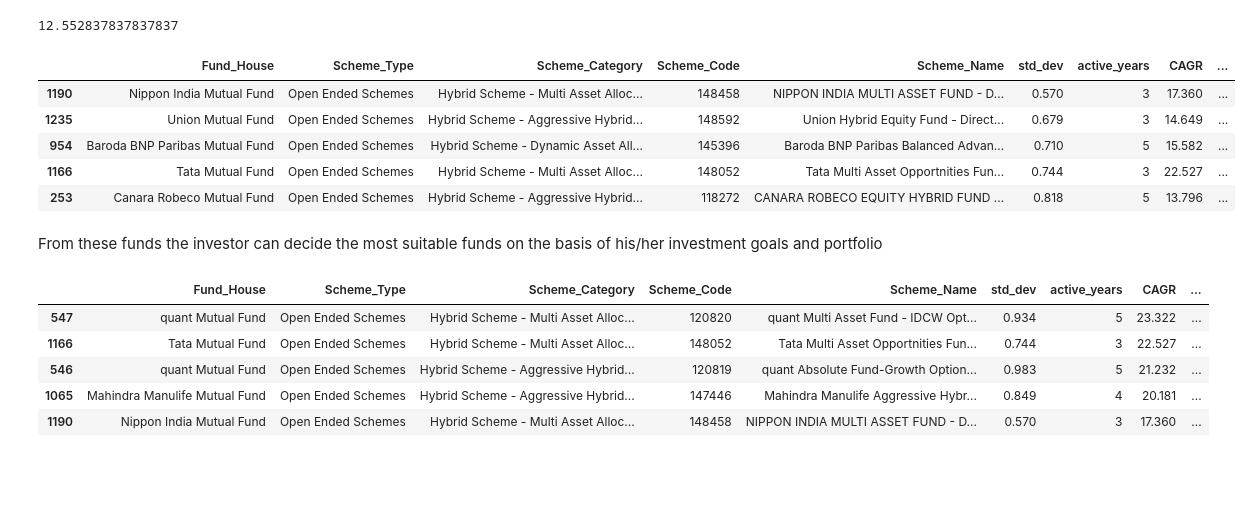
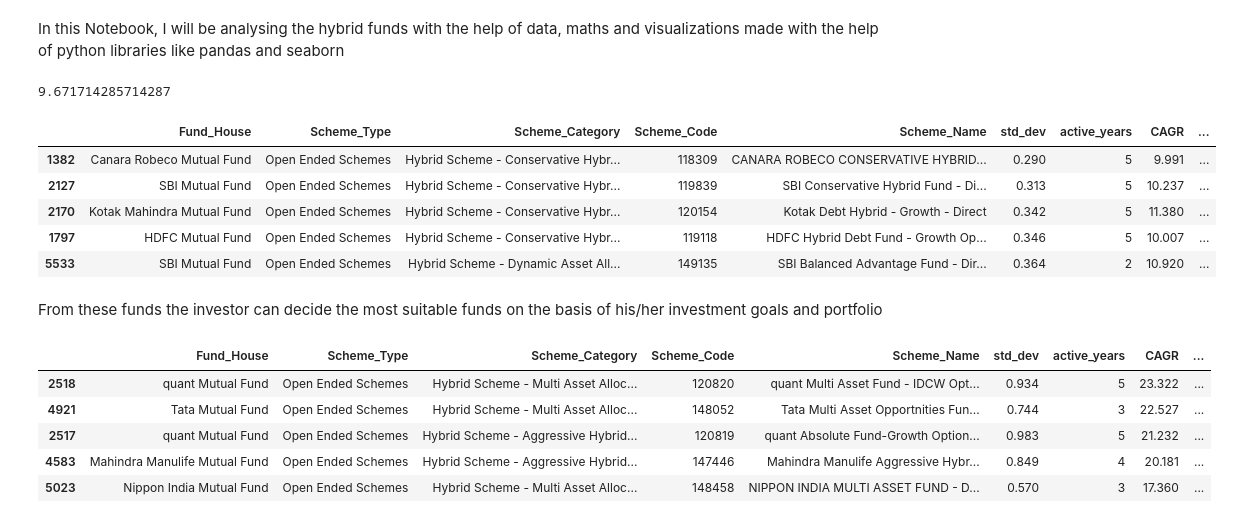
Before and after one commit to Arib-Mustafa/Mutual_Funds_DA_Project, a Jupyter notebook: 3_Hybrid_funds.ipynb, the cells around one changed output. Cells and saved outputs as stored; diff of their text form; code cells hidden in the pictures; blank space fills up the shorter version.

```diff
--- a/3_Hybrid_funds.ipynb
+++ b/3_Hybrid_funds.ipynb
@@ -1,3 +1,5 @@
+# %% [markdown]
+In this Notebook, I will be analysing the hybrid funds with the help of data, maths and visualizations made with the help of python libraries like pandas and seaborn
 # %%
 import pandas as pd
 import numpy as np
@@ -6,12 +8,10 @@ import matplotlib.pyplot as plt
 df_schemes = pd.read_excel('/Users/AribM/Desktop/Mutual Funds India-Data Analysis/processed_data.xlsx')
 # Filtering out Bad performing funds from the df and storing the rest in new df
 df_filtered = df_schemes[
-    (df_schemes['Estimated_Beta'].between(-5,5)) &   # Remove extremely volatile funds
-    (df_schemes['Sharpe_annual'] > 0) &               # Keep funds with positive Sharpe
-    (df_schemes['Sortino_Ratio'] > 0)                # Keep funds with decent risk-adjusted returns
+    ((df_schemes['Sharpe_annual'] > 0) &         # Keep funds with positive Sharpe
+      (df_schemes['Sortino_Ratio'] > 0))         # Keep funds with decent risk-adjusted returns
 ]
 df_hybrid = df_schemes[df_schemes['Scheme_Category'].str.contains("Hybrid",na=False)]
-df_hybrid = df_hybrid.drop(['Estimated_Beta','alpha'],axis=1) # Beta,Alpha not required for further analysis
 # %%
 # We have the same funds with different options like regular, direct, growth, idcw etc., and so filtering the option with best CAGR for analysis
 df_hybrid = df_hybrid.sort_values('CAGR', ascending=False).drop_duplicates(
@@ -22,23 +22,23 @@ df_hybrid = df_hybrid.sort_values('CAGR', ascending=False).drop_duplicates(
 hybrid_avg_cagr = df_hybrid['CAGR'].mean()
 print(hybrid_avg_cagr)
 # %% [output]
-12.552837837837837
+9.671714285714287
 # %%
 # Best Hybrid Funds for Investors who already have high risk equity schemes in portfolio
 # For these investors the volatility should be low and return should be atleast the avg. of hybrid funds
 df_hyb_1 = df_hybrid[(df_hybrid['std_dev'] <= 1) &
-                      (df_hybrid['CAGR'] >= 12.5) &
+                      (df_hybrid['CAGR'] >= 9.7) &
                       (df_hybrid['Sortino_Ratio'] > 0) &
                       (df_hybrid['Sharpe_annual'] > 0)]
 df_hyb_1 = df_hyb_1.sort_values(by='std_dev',ascending=True)
 df_hyb_1.head() # Displaying a few funds
 # %% [output]
 |  | Fund_House | Scheme_Type | Scheme_Category | Scheme_Code | Scheme_Name | std_dev | active_years | CAGR | ... |
-| 1190 | Nippon India Mutual Fund | Open Ended Schemes | Hybrid Scheme - Multi Asset Alloc... | 148458 | NIPPON INDIA MULTI ASSET FUND - D... | 0.570 | 3 | 17.360 | ... |
-| 1235 | Union Mutual Fund | Open Ended Schemes | Hybrid Scheme - Aggressive Hybrid... | 148592 | Union Hybrid Equity Fund - Direct... | 0.679 | 3 | 14.649 | ... |
-| 954 | Baroda BNP Paribas Mutual Fund | Open Ended Schemes | Hybrid Scheme - Dynamic Asset All... | 145396 | Baroda BNP Paribas Balanced Advan... | 0.710 | 5 | 15.582 | ... |
-| 1166 | Tata Mutual Fund | Open Ended Schemes | Hybrid Scheme - Multi Asset Alloc... | 148052 | Tata Multi Asset Opportnities Fun... | 0.744 | 3 | 22.527 | ... |
-| 253 | Canara Robeco Mutual Fund | Open Ended Schemes | Hybrid Scheme - Aggressive Hybrid... | 118272 | CANARA ROBECO EQUITY HYBRID FUND ... | 0.818 | 5 | 13.796 | ... |
+| 1382 | Canara Robeco Mutual Fund | Open Ended Schemes | Hybrid Scheme - Conservative Hybr... | 118309 | CANARA ROBECO CONSERVATIVE HYBRID... | 0.290 | 5 | 9.991 | ... |
+| 2127 | SBI Mutual Fund | Open Ended Schemes | Hybrid Scheme - Conservative Hybr... | 119839 | SBI Conservative Hybrid Fund - Di... | 0.313 | 5 | 10.237 | ... |
+| 2170 | Kotak Mahindra Mutual Fund | Open Ended Schemes | Hybrid Scheme - Conservative Hybr... | 120154 | Kotak Debt Hybrid - Growth - Direct | 0.342 | 5 | 11.380 | ... |
+| 1797 | HDFC Mutual Fund | Open Ended Schemes | Hybrid Scheme - Conservative Hybr... | 119118 | HDFC Hybrid Debt Fund - Growth Op... | 0.346 | 5 | 10.007 | ... |
+| 5533 | SBI Mutual Fund | Open Ended Schemes | Hybrid Scheme - Dynamic Asset All... | 149135 | SBI Balanced Advantage Fund - Dir... | 0.364 | 2 | 10.920 | ... |
 # %% [markdown]
 From these funds the investor can decide the most suitable funds on the basis of his/her investment goals and portfolio
 # %%
@@ -49,9 +49,9 @@ df_hyb_2 = df_hyb_2.sort_values(by='CAGR',ascending=False).head()
 df_hyb_2
 # %% [output]
 |  | Fund_House | Scheme_Type | Scheme_Category | Scheme_Code | Scheme_Name | std_dev | active_years | CAGR | ... |
-| 547 | quant Mutual Fund | Open Ended Schemes | Hybrid Scheme - Multi Asset Alloc... | 120820 | quant Multi Asset Fund - IDCW Opt... | 0.934 | 5 | 23.322 | ... |
-| 1166 | Tata Mutual Fund | Open Ended Schemes | Hybrid Scheme - Multi Asset Alloc... | 148052 | Tata Multi Asset Opportnities Fun... | 0.744 | 3 | 22.527 | ... |
-| 546 | quant Mutual Fund | Open Ended Schemes | Hybrid Scheme - Aggressive Hybrid... | 120819 | quant Absolute Fund-Growth Option... | 0.983 | 5 | 21.232 | ... |
-| 1065 | Mahindra Manulife Mutual Fund | Open Ended Schemes | Hybrid Scheme - Aggressive Hybrid... | 147446 | Mahindra Manulife Aggressive Hybr... | 0.849 | 4 | 20.181 | ... |
-| 1190 | Nippon India Mutual Fund | Open Ended Schemes | Hybrid Scheme - Multi Asset Alloc... | 148458 | NIPPON INDIA MULTI ASSET FUND - D... | 0.570 | 3 | 17.360 | ... |
+| 2518 | quant Mutual Fund | Open Ended Schemes | Hybrid Scheme - Multi Asset Alloc... | 120820 | quant Multi Asset Fund - IDCW Opt... | 0.934 | 5 | 23.322 | ... |
+| 4921 | Tata Mutual Fund | Open Ended Schemes | Hybrid Scheme - Multi Asset Alloc... | 148052 | Tata Multi Asset Opportnities Fun... | 0.744 | 3 | 22.527 | ... |
+| 2517 | quant Mutual Fund | Open Ended Schemes | Hybrid Scheme - Aggressive Hybrid... | 120819 | quant Absolute Fund-Growth Option... | 0.983 | 5 | 21.232 | ... |
+| 4583 | Mahindra Manulife Mutual Fund | Open Ended Schemes | Hybrid Scheme - Aggressive Hybrid... | 147446 | Mahindra Manulife Aggressive Hybr... | 0.849 | 4 | 20.181 | ... |
+| 5023 | Nippon India Mutual Fund | Open Ended Schemes | Hybrid Scheme - Multi Asset Alloc... | 148458 | NIPPON INDIA MULTI ASSET FUND - D... | 0.570 | 3 | 17.360 | ... |
 # %% [markdown]
```
Also changed, not shown: parts of 4 cells of this notebook, 6 other files.
